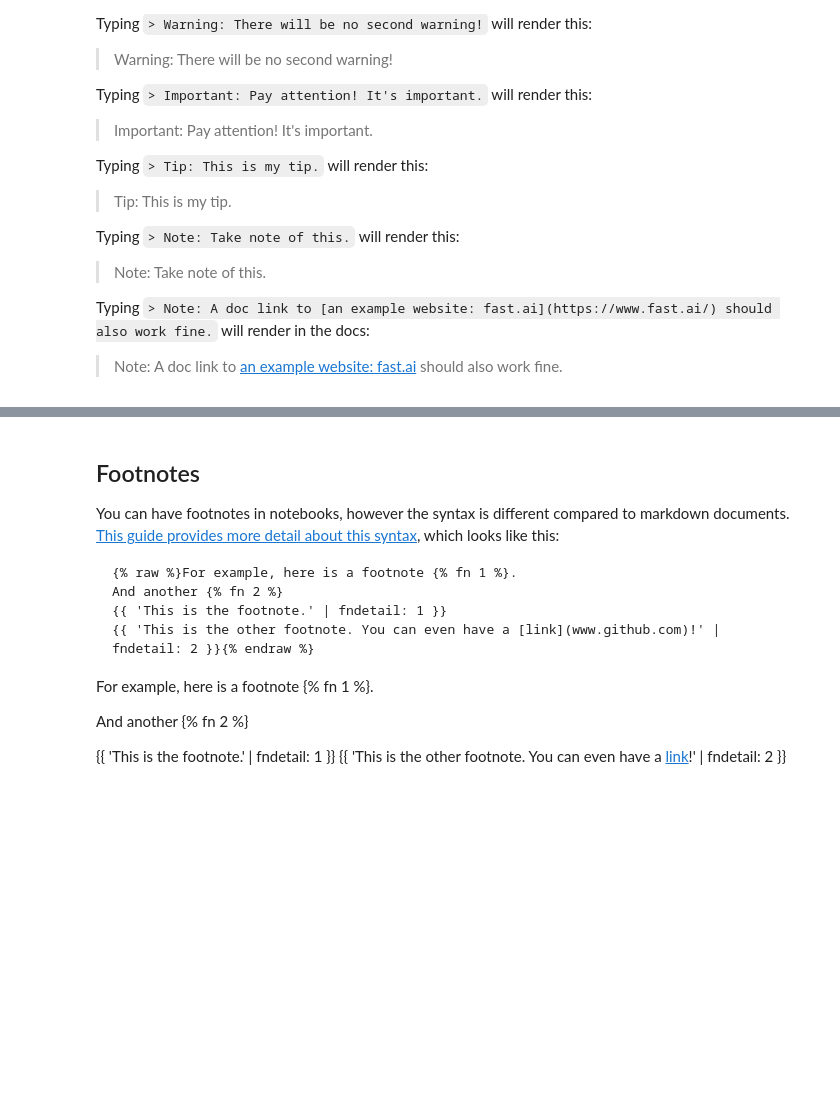
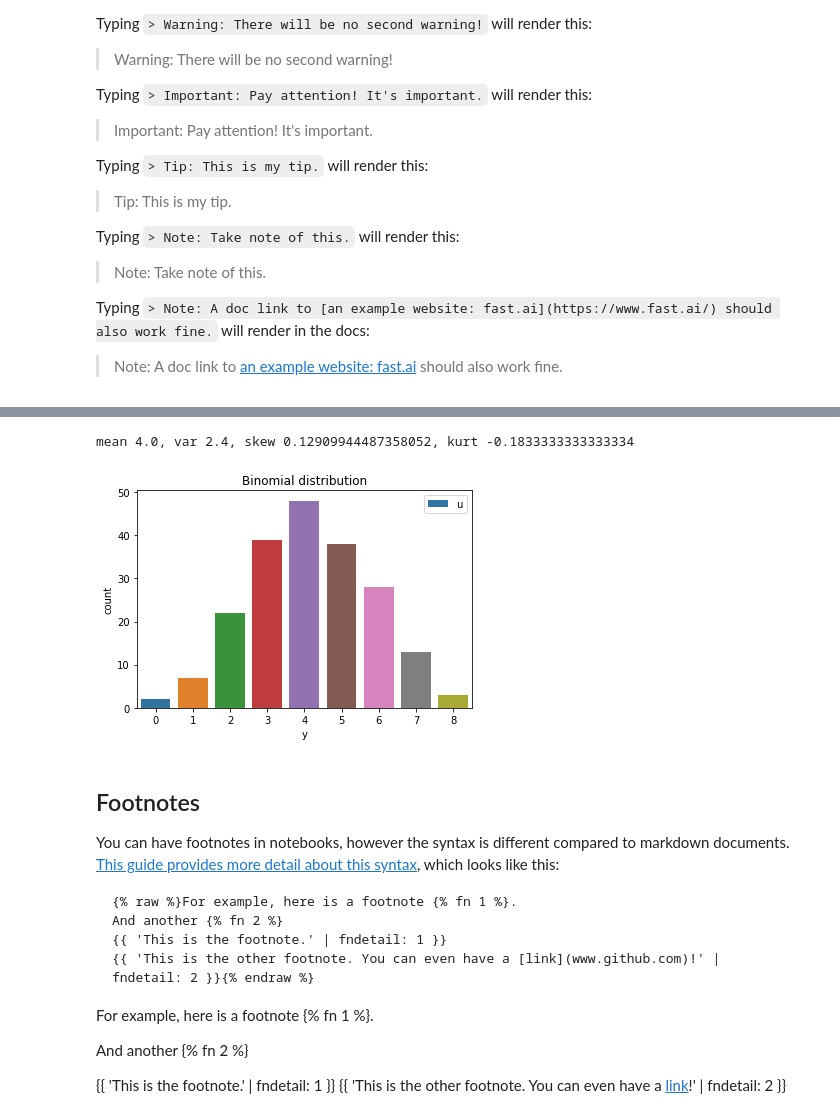
Before and after one commit to krishanr/fastpages, a Jupyter notebook: _notebooks/2020-02-20-test.ipynb, the cells around one changed output, grey strips where cells are left out. Drawn from its saved outputs; the diff is of its cells as text; code cells hidden in the pictures; blank space fills up the shorter version.

```diff
--- a/_notebooks/2020-02-20-test.ipynb
+++ b/_notebooks/2020-02-20-test.ipynb
@@ -279,3 +333,21 @@ Typing `> Note: A doc link to [an example website: fast.ai](https://www.fast.ai/
+# %%
+p, n = 0.4, 10
+
+rv = ss.binom(n, p)
+
+mean, var, skew, kurt = rv.stats(moments="mvsk")
+print("mean {}, var {}, skew {}, kurt {}".format(mean, var, skew, kurt))
+# %% [output]
+mean 4.0, var 2.4, skew 0.12909944487358052, kurt -0.1833333333333334
+# %%
+fig, ax = plt.subplots()
+
+y = np.random.binomial(n, p, size=200)
+sns.countplot(x=y, label=f'mean = {y.mean(): 0.3f}', ax=ax)
+ax.legend("upper right")
+ax.set(title="Binomial distribution", xlabel="y");
+# %% [output]
+[figure, added]
 # %% [markdown]
 ## Footnotes
 
```
Also changed, not shown: parts of 9 cells of this notebook, 2 other files.
